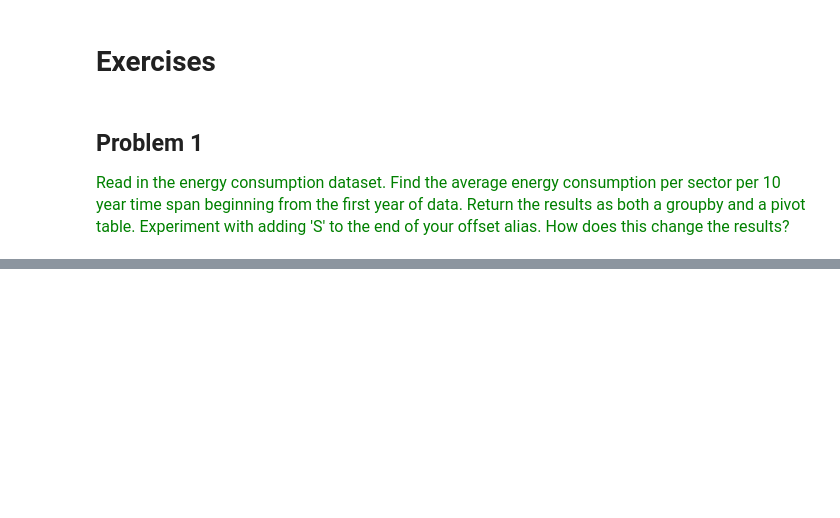
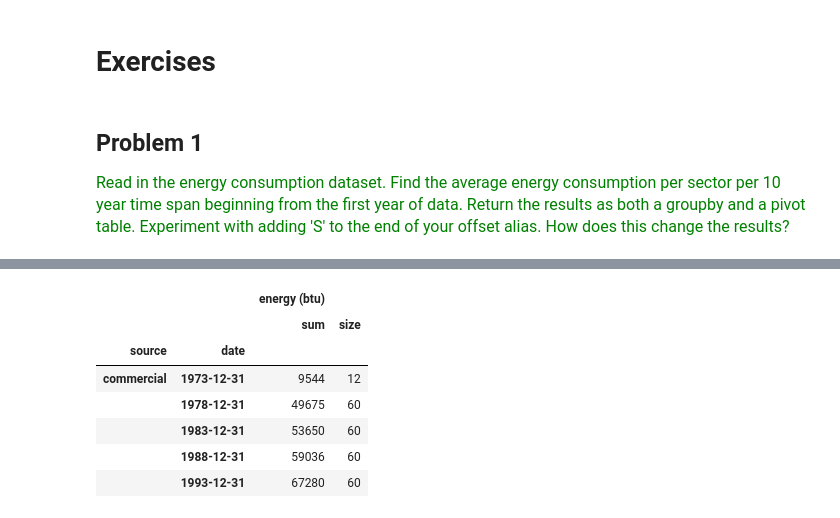
Before and after one commit to estefaniaakers/dunder-data, a Jupyter notebook: dunder-data-bootcamp/04. Time Series/05. Grouping by Time and another Column.ipynb, the cells around one changed output, grey strips where cells are left out. Cells and saved outputs as stored; diff of their text form; code cells hidden in the pictures; blank space fills up the shorter version.

```diff
--- a/dunder-data-bootcamp/04. Time Series/05. Grouping by Time and another Column.ipynb
+++ b/dunder-data-bootcamp/04. Time Series/05. Grouping by Time and another Column.ipynb
@@ -77,0 +209,11 @@ emp2.groupby(['gender', tg2]).agg({'salary':'mean'})
+# %%
+energy.groupby(['source', tg]).agg({'energy (btu)':['sum', np.size]}).astype('int').head()
+# %% [output]
+|  |  | energy (btu) |  |
+|  |  | sum | size |
+| source | date |  |  |
+| commercial | 1973-12-31 | 9544 | 12 |
+|  | 1978-12-31 | 49675 | 60 |
+|  | 1983-12-31 | 53650 | 60 |
+|  | 1988-12-31 | 59036 | 60 |
+|  | 1993-12-31 | 67280 | 60 |
```
Also changed, not shown: parts of 13 cells of this notebook.
